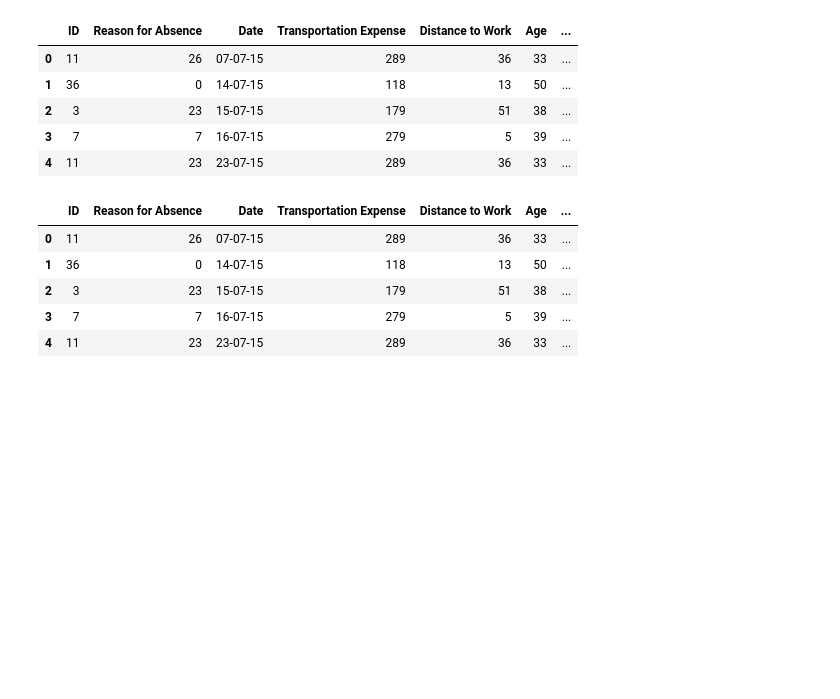
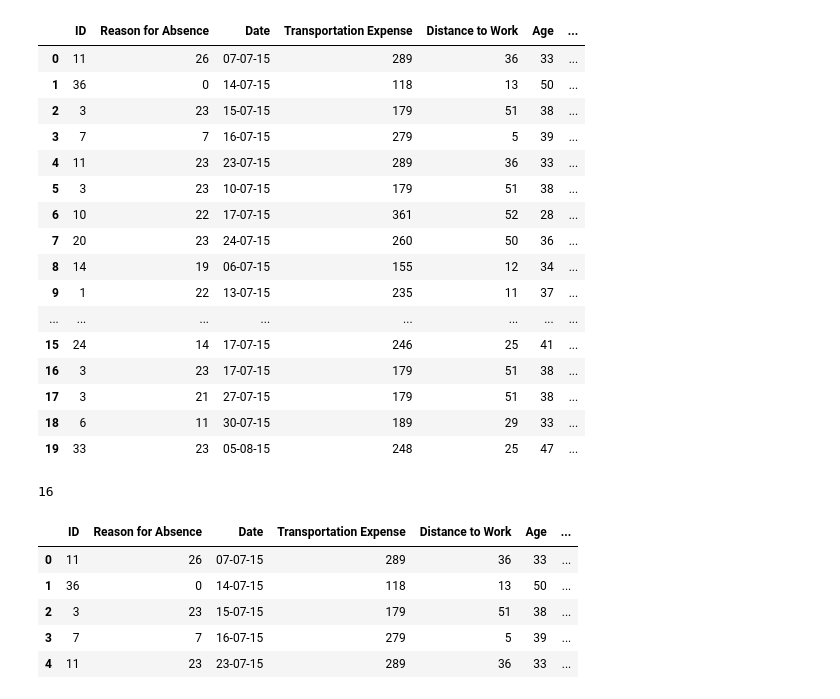
Before and after one commit to Oz174/Data-Science-Repo, a Jupyter notebook: preprocessing/Preprocessing 1 .ipynb, the cells around one changed output. Saved outputs shown, nothing was run; the diff lists cells and outputs as text; code cells hidden in the pictures; blank space fills up the shorter version.

```diff
--- a/preprocessing/Preprocessing 1 .ipynb
+++ b/preprocessing/Preprocessing 1 .ipynb
@@ -5,18 +5,34 @@ import pandas as pd
 # Any edits made to the csv file will reflect on restarting the kernel
 raw_csv_data = pd.read_csv("Absenteeism_data.csv")
 # %%
-raw_csv_data.head()
+raw_csv_data.head(20)
 # %% [output]
 |  | ID | Reason for Absence | Date | Transportation Expense | Distance to Work | Age | ... |
 | 0 | 11 | 26 | 07-07-15 | 289 | 36 | 33 | ... |
 | 1 | 36 | 0 | 14-07-15 | 118 | 13 | 50 | ... |
 | 2 | 3 | 23 | 15-07-15 | 179 | 51 | 38 | ... |
 | 3 | 7 | 7 | 16-07-15 | 279 | 5 | 39 | ... |
 | 4 | 11 | 23 | 23-07-15 | 289 | 36 | 33 | ... |
+| 5 | 3 | 23 | 10-07-15 | 179 | 51 | 38 | ... |
+| 6 | 10 | 22 | 17-07-15 | 361 | 52 | 28 | ... |
+| 7 | 20 | 23 | 24-07-15 | 260 | 50 | 36 | ... |
+| 8 | 14 | 19 | 06-07-15 | 155 | 12 | 34 | ... |
+| 9 | 1 | 22 | 13-07-15 | 235 | 11 | 37 | ... |
+| ... | ... | ... | ... | ... | ... | ... | ... |
+| 15 | 24 | 14 | 17-07-15 | 246 | 25 | 41 | ... |
+| 16 | 3 | 23 | 17-07-15 | 179 | 51 | 38 | ... |
+| 17 | 3 | 21 | 27-07-15 | 179 | 51 | 38 | ... |
+| 18 | 6 | 11 | 30-07-15 | 189 | 29 | 33 | ... |
+| 19 | 33 | 23 | 05-08-15 | 248 | 25 | 47 | ... |
 # %%
 #creating a copy of the original csv file (Data at a glance)
 #df : data frame
 df = raw_csv_data.copy()
+# %%
+# Sum based on conditions
+df.loc[(df['ID'] == 20) & (df['Reason for Absence'] == 1), 'Absenteeism Time in Hours'].sum()
+# %% [output]
+16
 # %%
 df.head()
 # %% [output]
```
Also changed, not shown: parts of 31 cells of this notebook, 5 other files.
